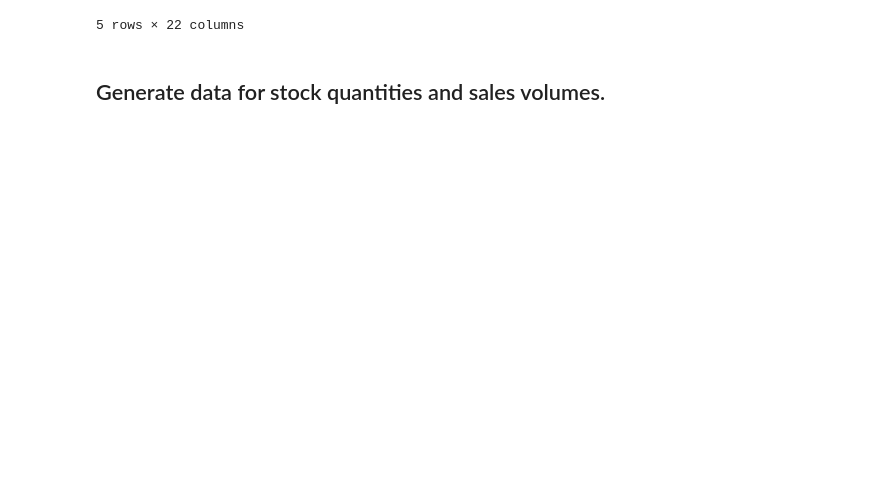
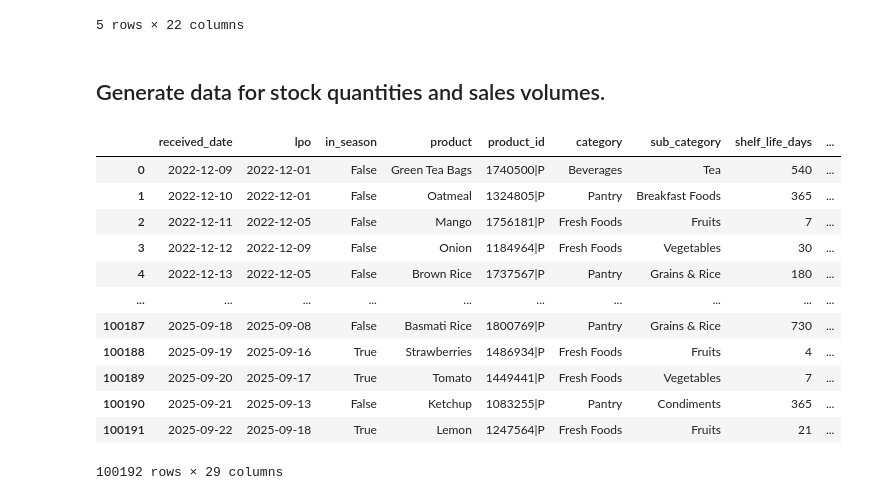
Before and after one commit to rbalbinotti/grocery_synthetic_data, a Jupyter notebook: synthetic_grocery.ipynb, the cells around one changed output. Cells and saved outputs as stored; diff of their text form; code cells hidden in the pictures; blank space fills up the shorter version.

```diff
--- a/synthetic_grocery.ipynb
+++ b/synthetic_grocery.ipynb
@@ -463,0 +467,17 @@ product_seasonality_df.to_csv(processed_path + 'product_seasonality.csv', index=
+# %%
+# Read the Parquet file to verify that the DataFrame was saved correctly
+pd.read_parquet(processed_path + 'grocery_data.parquet', engine='fastparquet')
+# %% [output]
+|  | received_date | lpo | in_season | product | product_id | category | sub_category | shelf_life_days | ... |
+| 0 | 2022-12-09 | 2022-12-01 | False | Green Tea Bags | 1740500|P | Beverages | Tea | 540 | ... |
+| 1 | 2022-12-10 | 2022-12-01 | False | Oatmeal | 1324805|P | Pantry | Breakfast Foods | 365 | ... |
+| 2 | 2022-12-11 | 2022-12-05 | False | Mango | 1756181|P | Fresh Foods | Fruits | 7 | ... |
+| 3 | 2022-12-12 | 2022-12-09 | False | Onion | 1184964|P | Fresh Foods | Vegetables | 30 | ... |
+| 4 | 2022-12-13 | 2022-12-05 | False | Brown Rice | 1737567|P | Pantry | Grains & Rice | 180 | ... |
+| ... | ... | ... | ... | ... | ... | ... | ... | ... | ... |
+| 100187 | 2025-09-18 | 2025-09-08 | False | Basmati Rice | 1800769|P | Pantry | Grains & Rice | 730 | ... |
+| 100188 | 2025-09-19 | 2025-09-16 | True | Strawberries | 1486934|P | Fresh Foods | Fruits | 4 | ... |
+| 100189 | 2025-09-20 | 2025-09-17 | True | Tomato | 1449441|P | Fresh Foods | Vegetables | 7 | ... |
+| 100190 | 2025-09-21 | 2025-09-13 | False | Ketchup | 1083255|P | Pantry | Condiments | 365 | ... |
+| 100191 | 2025-09-22 | 2025-09-18 | True | Lemon | 1247564|P | Fresh Foods | Fruits | 21 | ... |
+100192 rows × 29 columns
```
Also changed, not shown: parts of 6 cells of this notebook, 7 other files.
